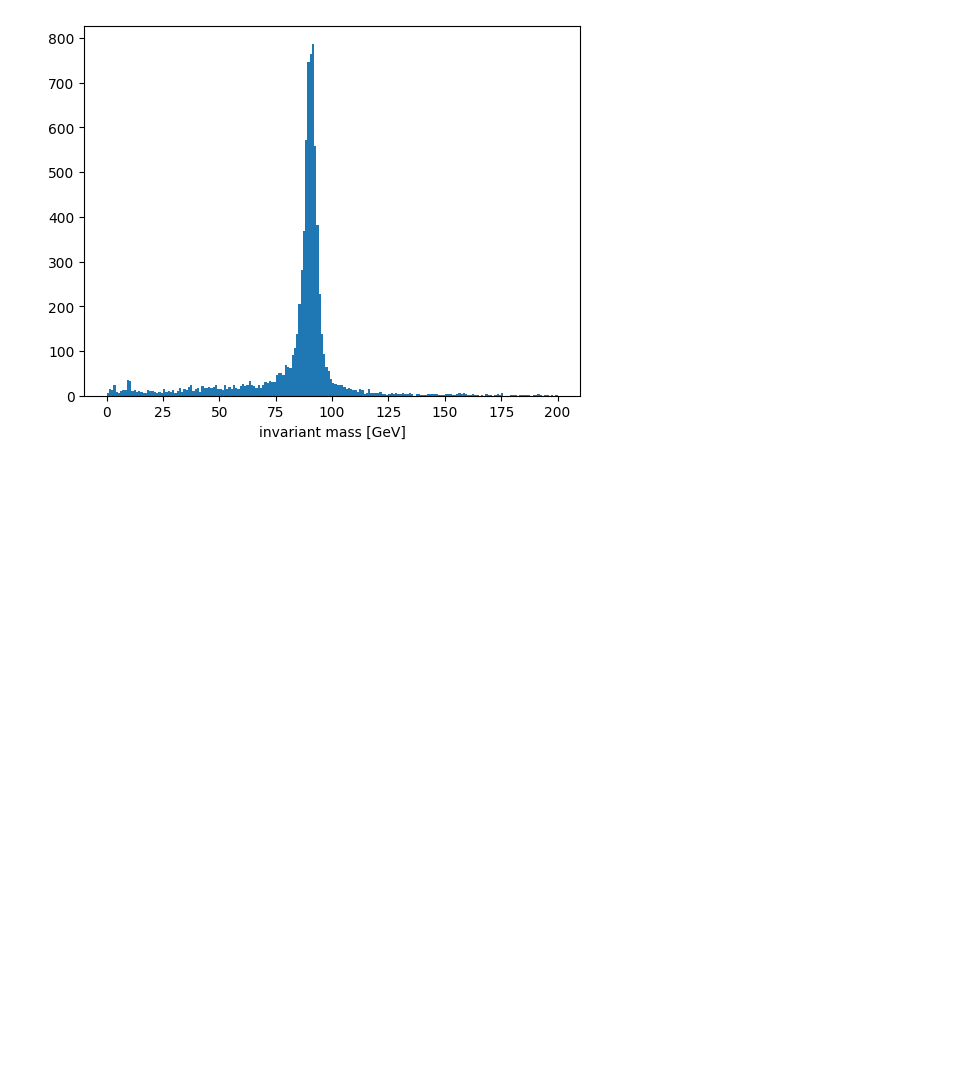
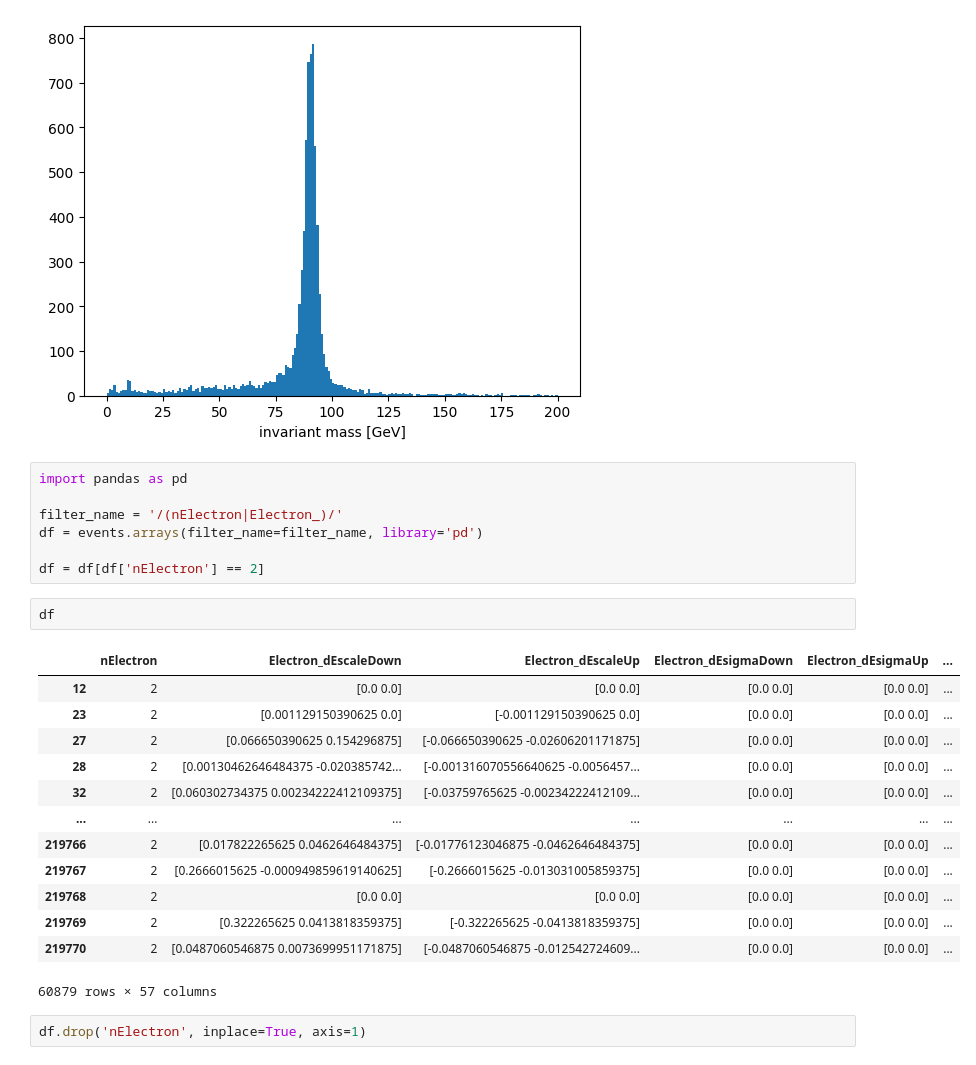
Before and after one commit to QuarkNet-HEP/dielectron-jupyter, a Jupyter notebook: dielectron.ipynb, the cells around one changed output. Saved outputs shown, nothing was run; the diff lists cells and outputs as text; blank space fills up the shorter version.

```diff
--- a/dielectron.ipynb
+++ b/dielectron.ipynb
@@ -144,3 +145,28 @@ plt.xlabel('invariant mass [GeV]')
 # %% [output]
 Text(0.5, 0, 'invariant mass [GeV]')
 [figure]
+# %%
+import pandas as pd
+
+filter_name = '/(nElectron|Electron_)/'
+df = events.arrays(filter_name=filter_name, library='pd')
+
+df = df[df['nElectron'] == 2]
+# %%
+df
+# %% [output]
+|  | nElectron | Electron_dEscaleDown | Electron_dEscaleUp | Electron_dEsigmaDown | Electron_dEsigmaUp | ... |
+| 12 | 2 | [0.0 0.0] | [0.0 0.0] | [0.0 0.0] | [0.0 0.0] | ... |
+| 23 | 2 | [0.001129150390625 0.0] | [-0.001129150390625 0.0] | [0.0 0.0] | [0.0 0.0] | ... |
+| 27 | 2 | [0.066650390625 0.154296875] | [-0.066650390625 -0.02606201171875] | [0.0 0.0] | [0.0 0.0] | ... |
+| 28 | 2 | [0.00130462646484375 -0.020385742... | [-0.001316070556640625 -0.0056457... | [0.0 0.0] | [0.0 0.0] | ... |
+| 32 | 2 | [0.060302734375 0.00234222412109375] | [-0.03759765625 -0.00234222412109... | [0.0 0.0] | [0.0 0.0] | ... |
+| ... | ... | ... | ... | ... | ... | ... |
+| 219766 | 2 | [0.017822265625 0.0462646484375] | [-0.01776123046875 -0.0462646484375] | [0.0 0.0] | [0.0 0.0] | ... |
+| 219767 | 2 | [0.2666015625 -0.000949859619140625] | [-0.2666015625 -0.013031005859375] | [0.0 0.0] | [0.0 0.0] | ... |
+| 219768 | 2 | [0.0 0.0] | [0.0 0.0] | [0.0 0.0] | [0.0 0.0] | ... |
+| 219769 | 2 | [0.322265625 0.0413818359375] | [-0.322265625 -0.0413818359375] | [0.0 0.0] | [0.0 0.0] | ... |
+| 219770 | 2 | [0.0487060546875 0.0073699951171875] | [-0.0487060546875 -0.012542724609... | [0.0 0.0] | [0.0 0.0] | ... |
+60879 rows × 57 columns
+# %%
+df.drop('nElectron', inplace=True, axis=1)
```
Also changed, not shown: parts of 13 cells of this notebook, 2 other files.
